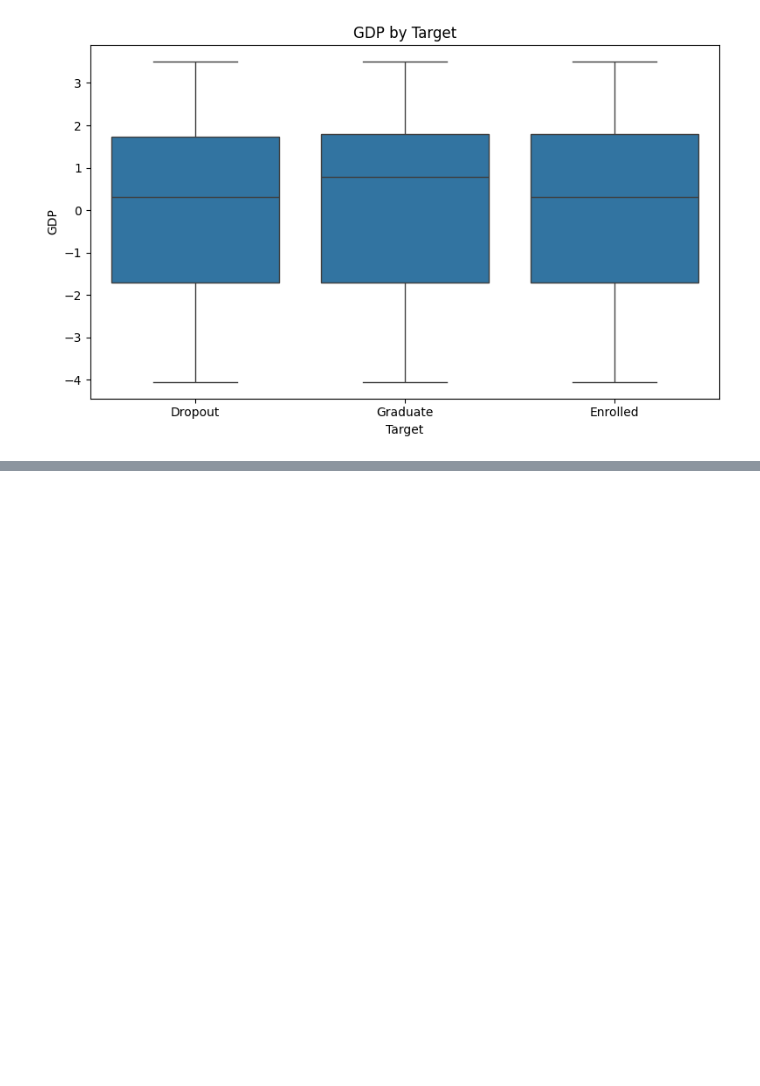
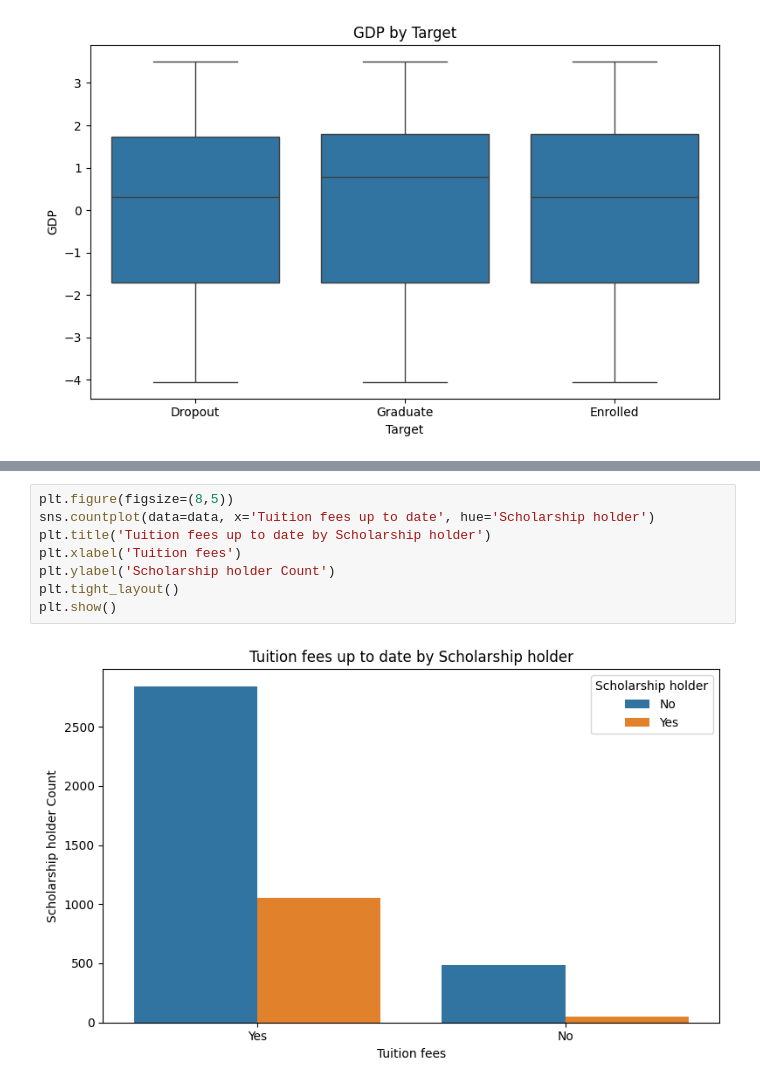
Before and after one commit to idavoong/Dropout-Predictor, a Jupyter notebook: eda/eda.ipynb, the cells around one changed output, grey strips where cells are left out. Drawn from its saved outputs; the diff is of its cells as text; blank space fills up the shorter version.

```diff
--- a/eda/eda.ipynb
+++ b/eda/eda.ipynb
@@ -1038,0 +1046,10 @@ Name: count, dtype: int64
+# %%
+plt.figure(figsize=(8,5))
+sns.countplot(data=data, x='Tuition fees up to date', hue='Scholarship holder')
+plt.title('Tuition fees up to date by Scholarship holder')
+plt.xlabel('Tuition fees')
+plt.ylabel('Scholarship holder Count')
+plt.tight_layout()
+plt.show()
+# %% [output]
+[figure, added]
```
Also changed, not shown: parts of 42 cells of this notebook.
